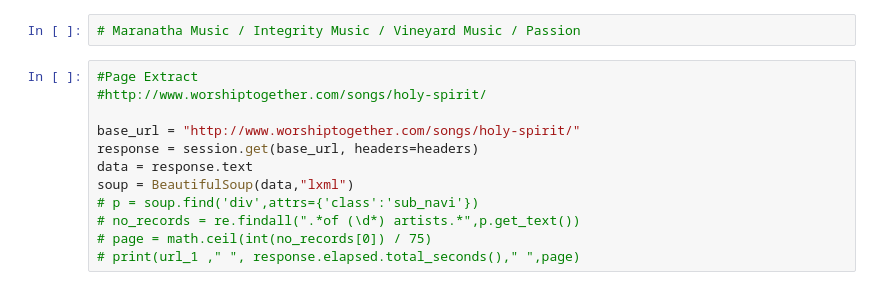
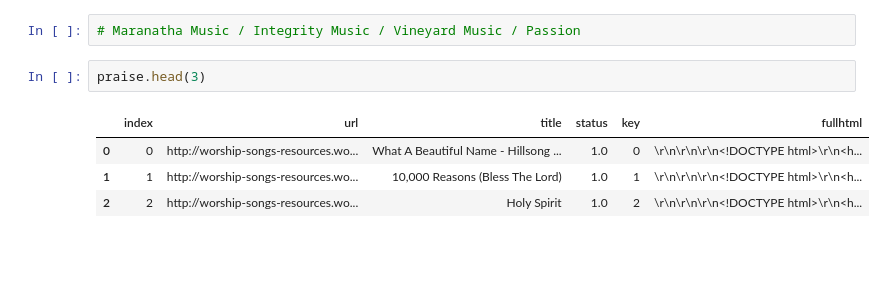
Before and after one commit to chenjennhaur/lyrics, a Jupyter notebook: PraiseAndWorship.ipynb, the cells around one changed output. Saved outputs shown, nothing was run; the diff lists cells and outputs as text; blank space fills up the shorter version.

```diff
--- a/PraiseAndWorship.ipynb
+++ b/PraiseAndWorship.ipynb
@@ -147,14 +169,9 @@ count_query
 # %%
 # Maranatha Music / Integrity Music / Vineyard Music / Passion
-# %%
-#Page Extract
-#http://www.worshiptogether.com/songs/holy-spirit/
-
-base_url = "http://www.worshiptogether.com/songs/holy-spirit/"
-response = session.get(base_url, headers=headers)
-data = response.text
-soup = BeautifulSoup(data,"lxml")
-# p = soup.find('div',attrs={'class':'sub_navi'})
-# no_records = re.findall(".*of (\d*) artists.*",p.get_text())
-# page = math.ceil(int(no_records[0]) / 75)
-# print(url_1 ," ", response.elapsed.total_seconds()," ",page)
+# %%
+praise.head(3)
+# %% [output]
+|  | index | url | title | status | key | fullhtml |
+| 0 | 0 | http://worship-songs-resources.wo... | What A Beautiful Name - Hillsong ... | 1.0 | 0 | \r\n\r\n\r\n<!DOCTYPE html>\r\n<h... |
+| 1 | 1 | http://worship-songs-resources.wo... | 10,000 Reasons (Bless The Lord) | 1.0 | 1 | \r\n\r\n\r\n<!DOCTYPE html>\r\n<h... |
+| 2 | 2 | http://worship-songs-resources.wo... | Holy Spirit | 1.0 | 2 | \r\n\r\n\r\n<!DOCTYPE html>\r\n<h... |
```
Also changed, not shown: parts of 12 cells of this notebook, 1 other file.
